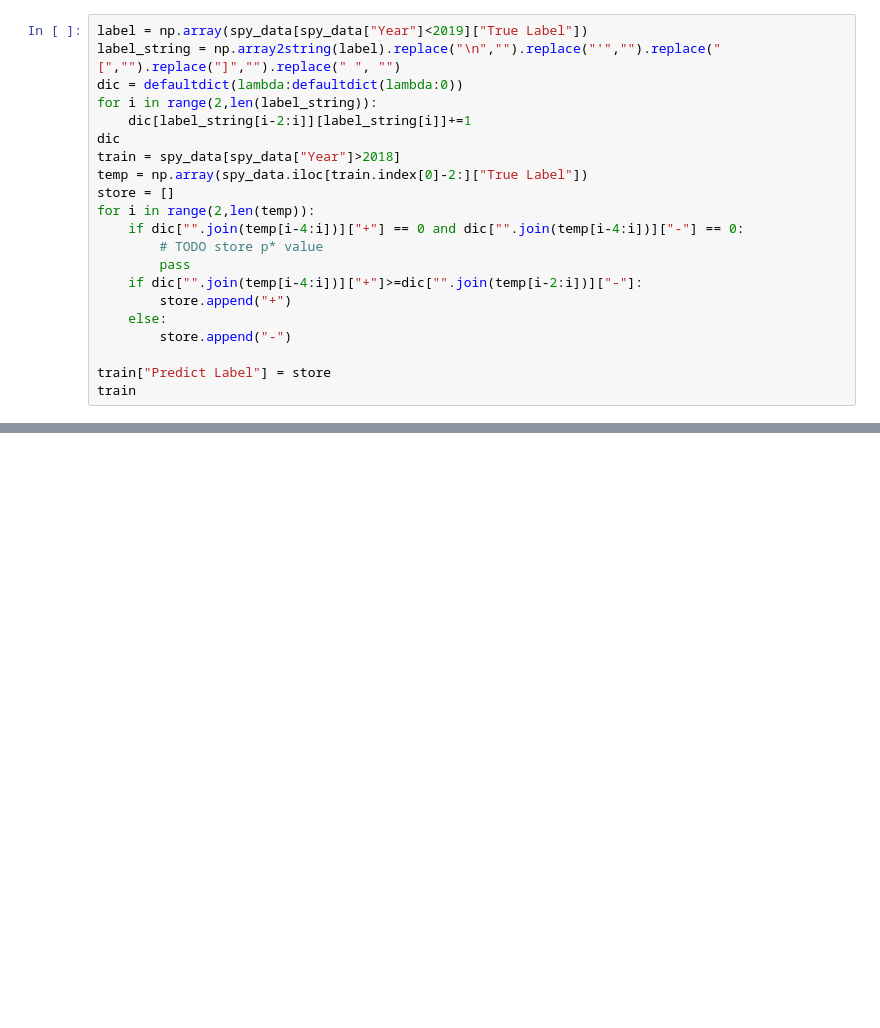
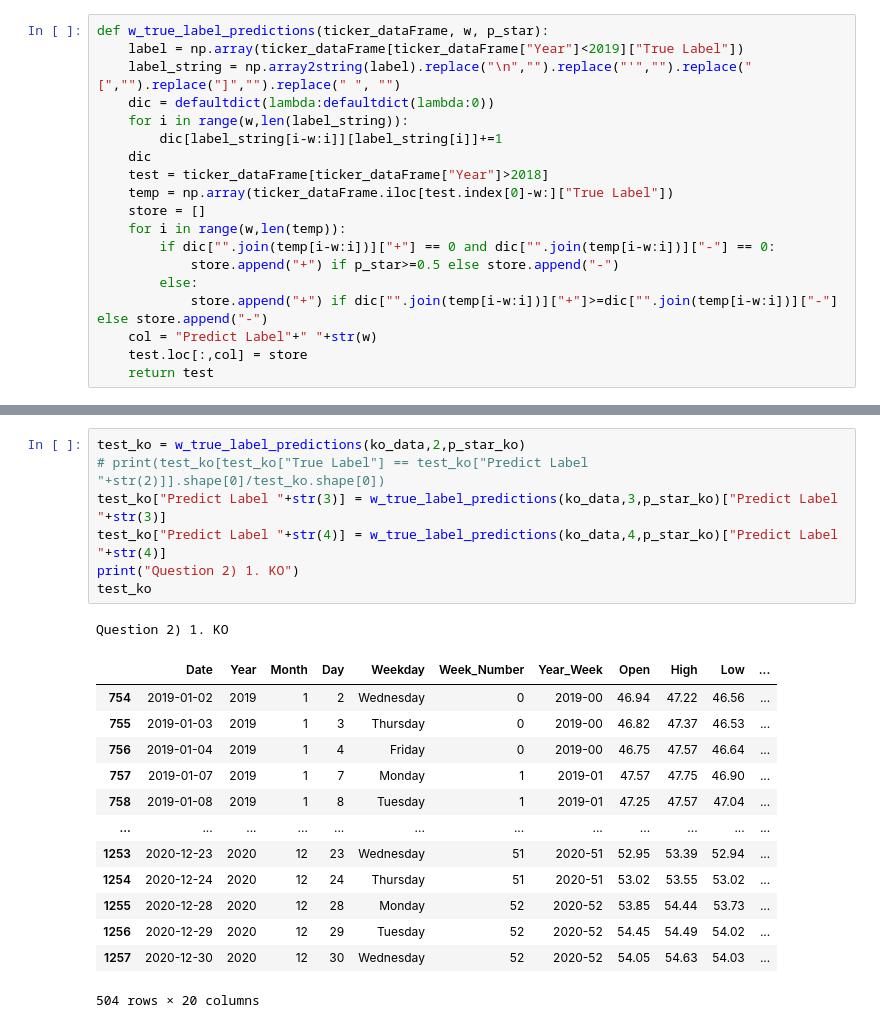
Before and after one commit to Shatrugna-Strife/BU-CS677-DataSciencePy, a Jupyter notebook: DataSciPythonAssignTwo/assignment2.ipynb, the cells around one changed output, grey strips where cells are left out. Saved outputs shown, nothing was run; the diff lists cells and outputs as text; blank space fills up the shorter version.

```diff
--- a/DataSciPythonAssignTwo/assignment2.ipynb
+++ b/DataSciPythonAssignTwo/assignment2.ipynb
@@ -58,21 +147,19 @@ label_string
 # %%
-label = np.array(spy_data[spy_data["Year"]<2019]["True Label"])
-label_string = np.array2string(label).replace("\n","").replace("'","").replace("[","").replace("]","").replace(" ", "")
-dic = defaultdict(lambda:defaultdict(lambda:0))
-for i in range(2,len(label_string)):
-    dic[label_string[i-2:i]][label_string[i]]+=1
-dic
-train = spy_data[spy_data["Year"]>2018]
-temp = np.array(spy_data.iloc[train.index[0]-2:]["True Label"])
-store = []
-for i in range(2,len(temp)):
-    if dic["".join(temp[i-4:i])]["+"] == 0 and dic["".join(temp[i-4:i])]["-"] == 0:
-        # TODO store p* value
-        pass
-    if dic["".join(temp[i-4:i])]["+"]>=dic["".join(temp[i-2:i])]["-"]:
-        store.append("+")
-    else:
-        store.append("-")
-
-train["Predict Label"] = store
-train
+def w_true_label_predictions(ticker_dataFrame, w, p_star):
+    label = np.array(ticker_dataFrame[ticker_dataFrame["Year"]<2019]["True Label"])
+    label_string = np.array2string(label).replace("\n","").replace("'","").replace("[","").replace("]","").replace(" ", "")
+    dic = defaultdict(lambda:defaultdict(lambda:0))
+    for i in range(w,len(label_string)):
+        dic[label_string[i-w:i]][label_string[i]]+=1
+    dic
+    test = ticker_dataFrame[ticker_dataFrame["Year"]>2018]
+    temp = np.array(ticker_dataFrame.iloc[test.index[0]-w:]["True Label"])
+    store = []
+    for i in range(w,len(temp)):
+        if dic["".join(temp[i-w:i])]["+"] == 0 and dic["".join(temp[i-w:i])]["-"] == 0:
+            store.append("+") if p_star>=0.5 else store.append("-")
+        else:
+            store.append("+") if dic["".join(temp[i-w:i])]["+"]>=dic["".join(temp[i-w:i])]["-"] else store.append("-")
+    col = "Predict Label"+" "+str(w)
+    test.loc[:,col] = store
+    return test
@@ -101,0 +188,22 @@ train[train["True Label"] == train["Predict Label"]].size/train.size
+# %%
+test_ko = w_true_label_predictions(ko_data,2,p_star_ko)
+# print(test_ko[test_ko["True Label"] == test_ko["Predict Label "+str(2)]].shape[0]/test_ko.shape[0])
+test_ko["Predict Label "+str(3)] = w_true_label_predictions(ko_data,3,p_star_ko)["Predict Label "+str(3)]
+test_ko["Predict Label "+str(4)] = w_true_label_predictions(ko_data,4,p_star_ko)["Predict Label "+str(4)]
+print("Question 2) 1. KO")
+test_ko
+# %% [output]
+Question 2) 1. KO
+|  | Date | Year | Month | Day | Weekday | Week_Number | Year_Week | Open | High | Low | ... |
+| 754 | 2019-01-02 | 2019 | 1 | 2 | Wednesday | 0 | 2019-00 | 46.94 | 47.22 | 46.56 | ... |
+| 755 | 2019-01-03 | 2019 | 1 | 3 | Thursday | 0 | 2019-00 | 46.82 | 47.37 | 46.53 | ... |
+| 756 | 2019-01-04 | 2019 | 1 | 4 | Friday | 0 | 2019-00 | 46.75 | 47.57 | 46.64 | ... |
+| 757 | 2019-01-07 | 2019 | 1 | 7 | Monday | 1 | 2019-01 | 47.57 | 47.75 | 46.90 | ... |
+| 758 | 2019-01-08 | 2019 | 1 | 8 | Tuesday | 1 | 2019-01 | 47.25 | 47.57 | 47.04 | ... |
+| ... | ... | ... | ... | ... | ... | ... | ... | ... | ... | ... | ... |
+| 1253 | 2020-12-23 | 2020 | 12 | 23 | Wednesday | 51 | 2020-51 | 52.95 | 53.39 | 52.94 | ... |
+| 1254 | 2020-12-24 | 2020 | 12 | 24 | Thursday | 51 | 2020-51 | 53.02 | 53.55 | 53.02 | ... |
+| 1255 | 2020-12-28 | 2020 | 12 | 28 | Monday | 52 | 2020-52 | 53.85 | 54.44 | 53.73 | ... |
+| 1256 | 2020-12-29 | 2020 | 12 | 29 | Tuesday | 52 | 2020-52 | 54.45 | 54.49 | 54.02 | ... |
+| 1257 | 2020-12-30 | 2020 | 12 | 30 | Wednesday | 52 | 2020-52 | 54.05 | 54.63 | 54.03 | ... |
+504 rows × 20 columns
```
Also changed, not shown: parts of 24 cells of this notebook, 3 other files.
